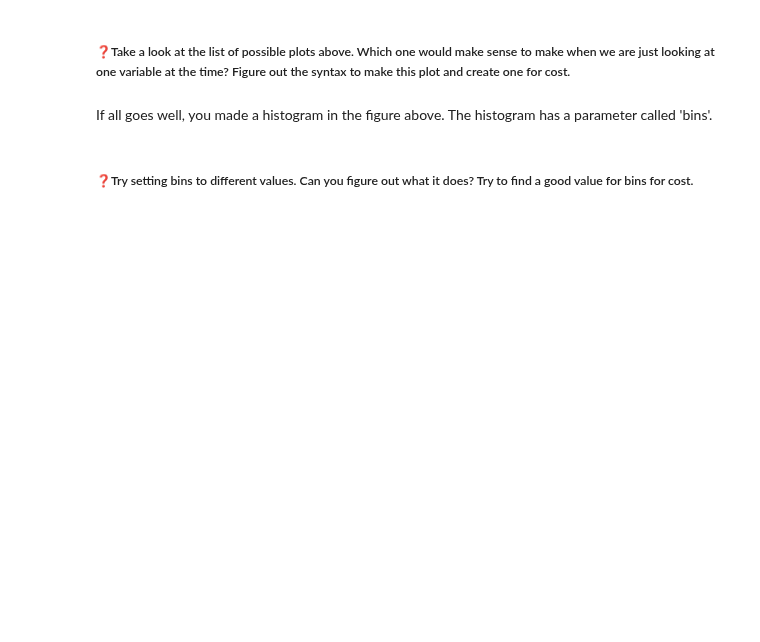
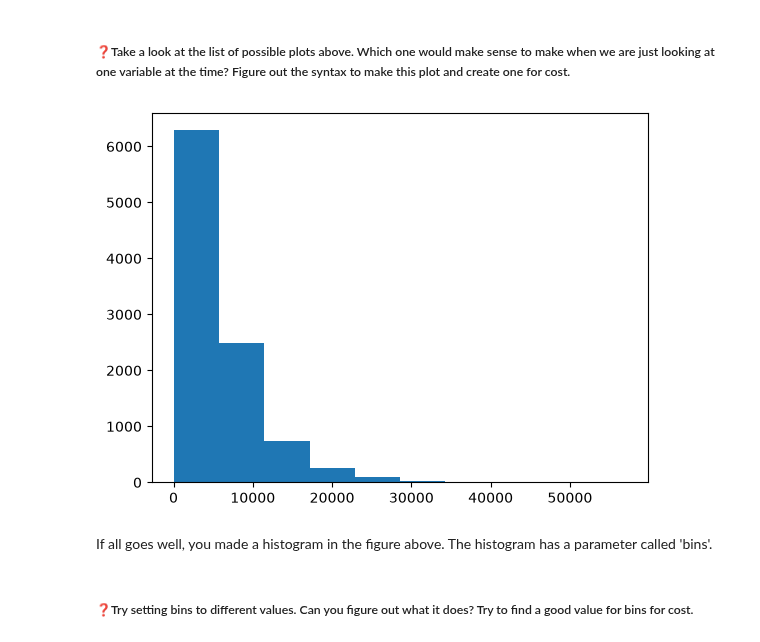
Before and after one commit to matteogradinaru/students2627, a Jupyter notebook: lab2/lab_2_exploring_data_pandas.ipynb, the cells around one changed output. Saved outputs shown, nothing was run; the diff lists cells and outputs as text; code cells hidden in the pictures; blank space fills up the shorter version.

```diff
--- a/lab2/lab_2_exploring_data_pandas.ipynb
+++ b/lab2/lab_2_exploring_data_pandas.ipynb
@@ -203,2 +361,4 @@ travel_dataset[#YOUR CONDITION HERE]
+# %%
+_dataset_cleaned = travel_dataset[travel_dataset["cost"] > 0].copy()
 # %% [markdown]
 ##### ❓ Make a mask for the people that traveled to Tokyo. Call the variable `tokyo`.
@@ -207,3 +365,5 @@ travel_dataset[#YOUR CONDITION HERE]
+# %%
+tokyo = _dataset_cleaned["destination"] == "Tokyo"
 # %% [markdown]
 #####  Updating rows the right way
 # %% [markdown]
@@ -268,2 +525,5 @@ It is a good habit to make a copy before you change your data. If you don't do t
+# %%
+cleaned_dataset = _dataset_cleaned.copy()
+cleaned_dataset.loc[tokyo, "cost"] /= 158
 # %% [markdown]
 ##### ❓We will briefly look at the impact of what we did on our analysis of cost by destination. What effect did our corrections have on the data?
@@ -385,3 +676,8 @@ YOUR OBSERVATIONS HERE
+# %%
+plt.hist(cleaned_dataset["cost"])
+plt.show()
+# %% [output]
+[figure, added]
 # %% [markdown]
 If all goes well, you made a histogram in the figure above. The histogram has a parameter called 'bins'.
 # %% [markdown]
```
Also changed, not shown: parts of 78 cells of this notebook.
